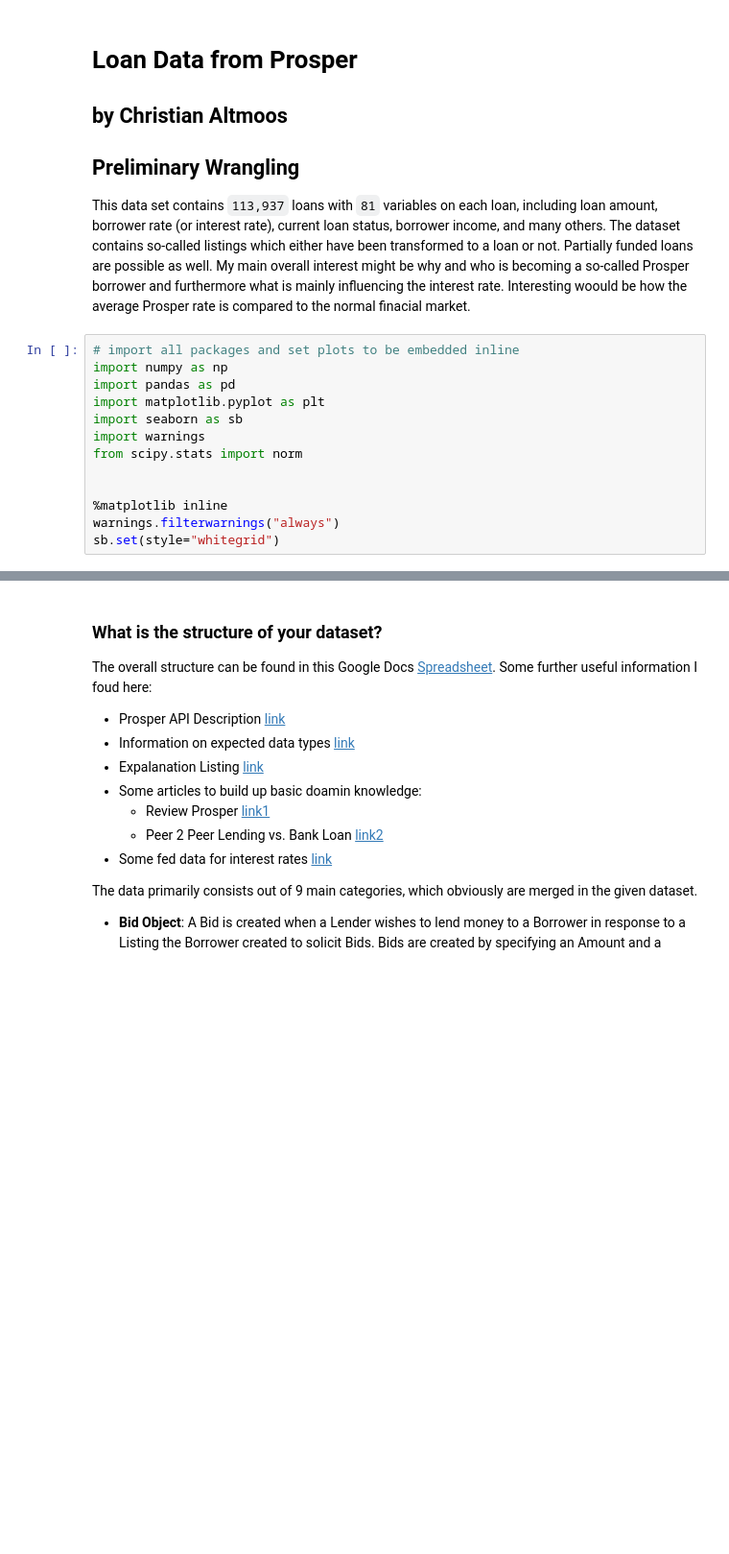
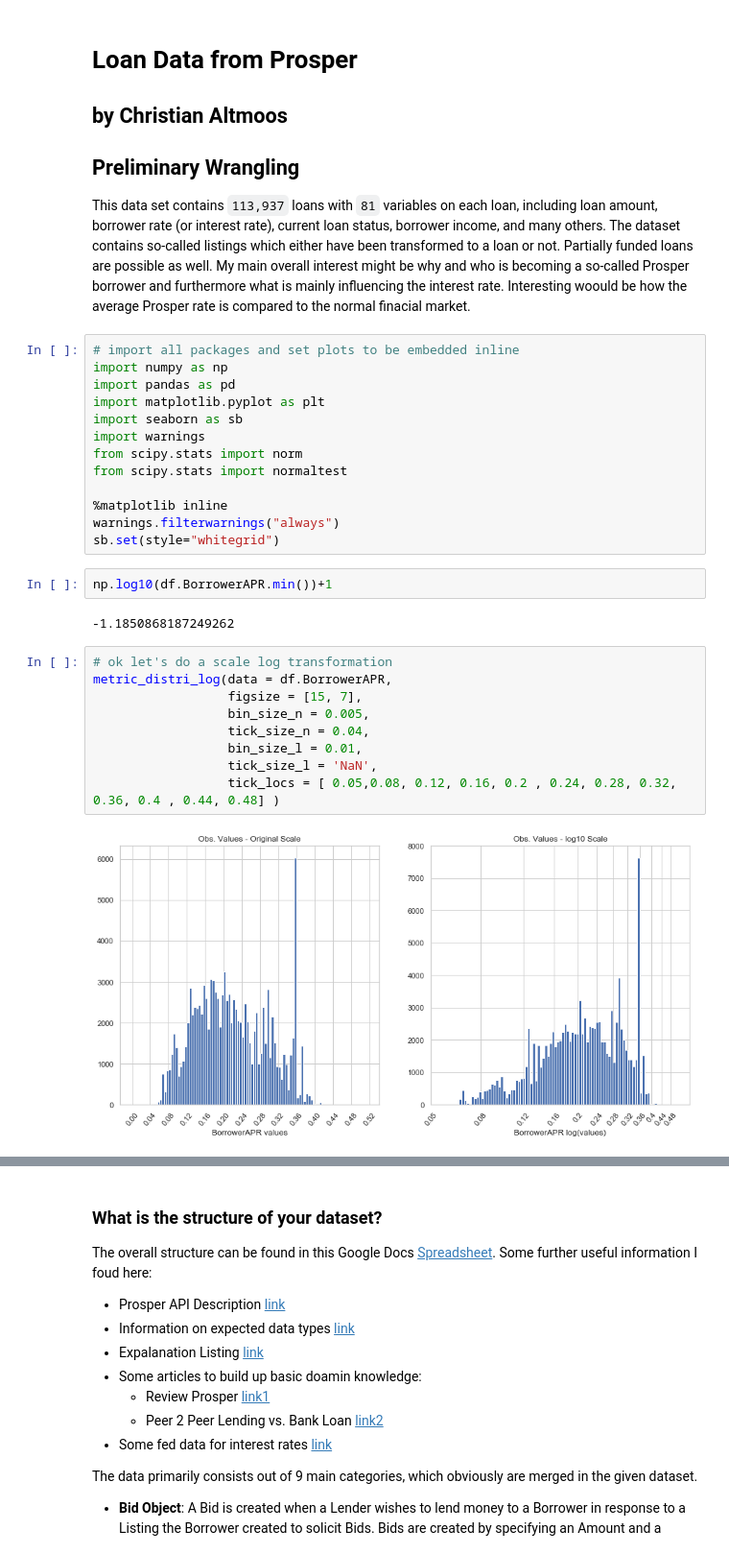
Before and after one commit to moosial/CommunicateDataFindings, a Jupyter notebook: exploration_Prosper_CA.ipynb, the cells around one changed output, grey strips where cells are left out. Shown: that part at 96% size. Saved outputs shown, nothing was run; the diff lists cells and outputs as text; blank space fills up the shorter version.

```diff
--- a/exploration_Prosper_CA.ipynb
+++ b/exploration_Prosper_CA.ipynb
@@ -13,8 +13,23 @@ import matplotlib.pyplot as plt
 import seaborn as sb
 import warnings
 from scipy.stats import norm
-
+from scipy.stats import normaltest
 
 %matplotlib inline
 warnings.filterwarnings("always")
 sb.set(style="whitegrid")
+# %%
+np.log10(df.BorrowerAPR.min())+1
+# %% [output]
+-1.1850868187249262
+# %%
+# ok let's do a scale log transformation
+metric_distri_log(data = df.BorrowerAPR,
+                  figsize = [15, 7],
+                  bin_size_n = 0.005,
+                  tick_size_n = 0.04,
+                  bin_size_l = 0.01,
+                  tick_size_l = 'NaN',
+                  tick_locs = [ 0.05,0.08, 0.12, 0.16, 0.2 , 0.24, 0.28, 0.32, 0.36, 0.4 , 0.44, 0.48] )
+# %% [output]
+[figure, added]
```
Also changed, not shown: parts of 47 cells of this notebook.
